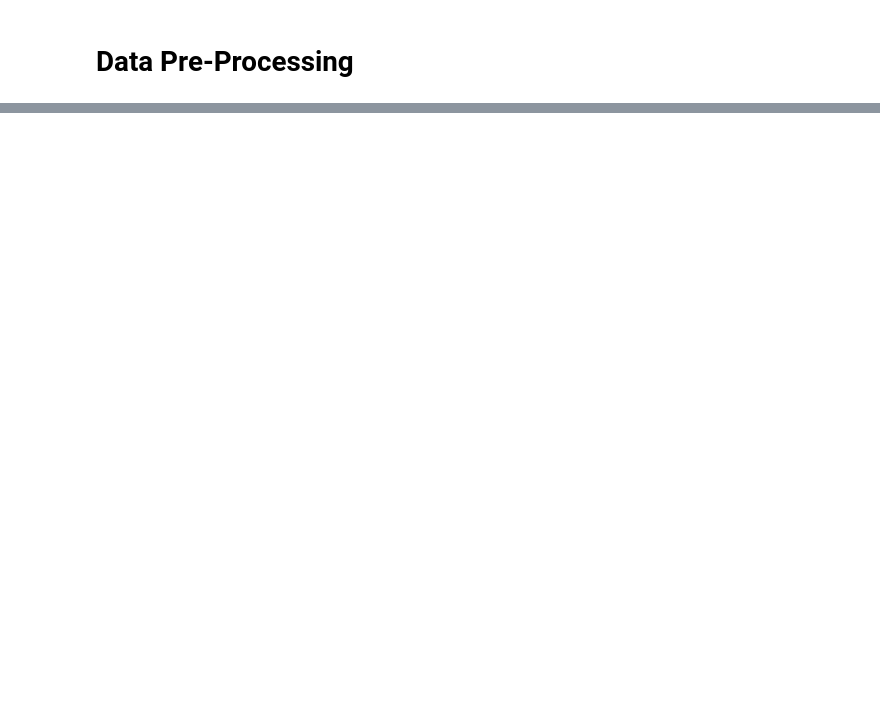
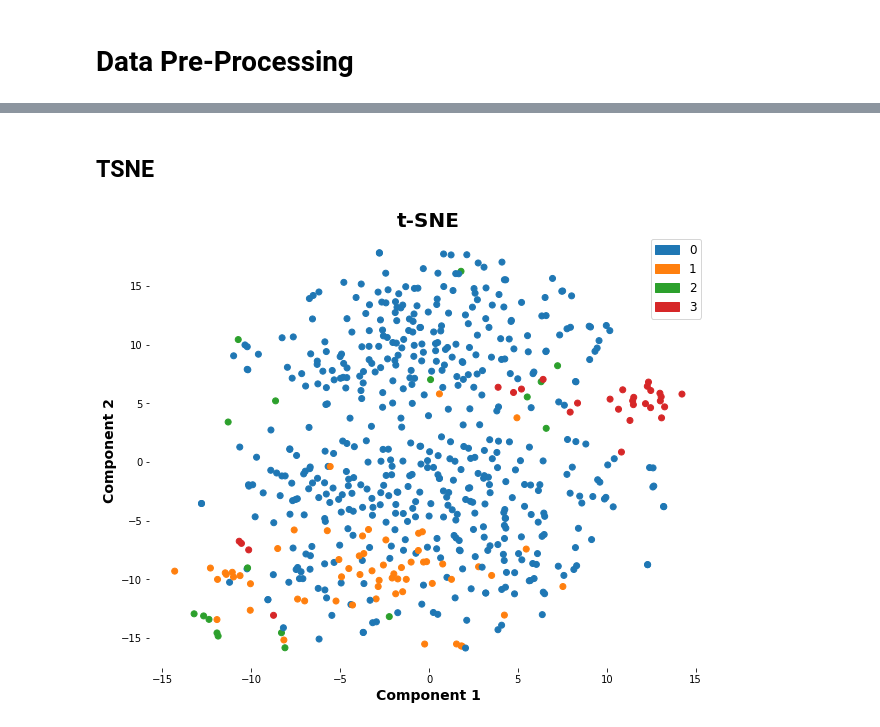
Before and after one commit to ClayGendron/icr-identify-age-related-conditions-kaggle, a Jupyter notebook: icr-gendron-2.ipynb, the cells around one changed output, grey strips where cells are left out. Saved outputs shown, nothing was run; the diff lists cells and outputs as text; code cells hidden in the pictures; blank space fills up the shorter version.

```diff
--- a/icr-gendron-2.ipynb
+++ b/icr-gendron-2.ipynb
@@ -111,0 +145,38 @@ all_features = tier_1_features + tier_2_features + tier_3_features
+# %% [markdown]
+## TSNE
+# %%
+class_color_map = {0: 'C0', 1: 'C1'}
+alpha_color_map = {0: 'C0', 1: 'C1', 2: 'C2', 3: 'C3'}
+cluster_map = {0: 'C0', 1: 'C1', 2: 'C2', 3: 'C3', 4: 'C4', 5: 'C5', 6: 'C6', 7: 'C7', 8: 'C8', 9: 'C9'}
+error_type_map = {'True Positive': 'C0', 'True Negative': 'C1', 'False Positive': 'C2', 'False Negative': 'C3'}
+# %%
+tsne_n = 2
+tsne_df = X_train.drop(['Epsilon'], axis = 1, inplace = False)
+tsne_scaled = StandardScaler().fit_transform(tsne_df)
+tsne_transfromed = PowerTransformer().fit_transform(tsne_scaled)
+tsne_df = pd.DataFrame(tsne_transfromed, columns = tsne_df.columns, index = tsne_df.index)
+tsne = TSNE(n_components = tsne_n, perplexity = 50, random_state = random_seed)
+tsne_columns = ['Component ' + str(i + 1) for i in range(tsne_n)]
+X_tsne = tsne.fit_transform(tsne_df)
+
+# create df with the t-SNE components and 'Class'
+tsne_df = pd.DataFrame(data = X_tsne, columns = tsne_columns)
+tsne_df['Class'] = y_train_class
+tsne_df['Alpha'] = y_train_alpha
+
+colors = tsne_df['Alpha'].map(alpha_color_map)
+
+legend_elements = [Patch(color = clr, label = lbl) for lbl, clr in alpha_color_map.items()]
+
+# plot components
+plt.figure(figsize = (10, 8))
+plt.title('t-SNE', fontdict = font_dict_header)
+plt.box(False)
+plt.scatter(tsne_df['Component 1'], tsne_df['Component 2'], c = colors)
+plt.legend(handles = legend_elements, loc = 'upper right', fontsize = 12)
+plt.xlabel('Component 1', fontdict = font_dict_axistitle)
+plt.ylabel('Component 2', fontdict = font_dict_axistitle)
+
+plt.show()
+# %% [output]
+[figure, added]
```
Also changed, not shown: parts of 217 cells of this notebook, 11 other files.
